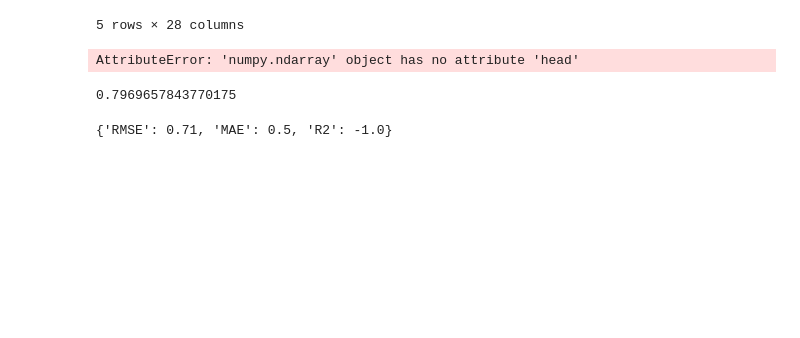
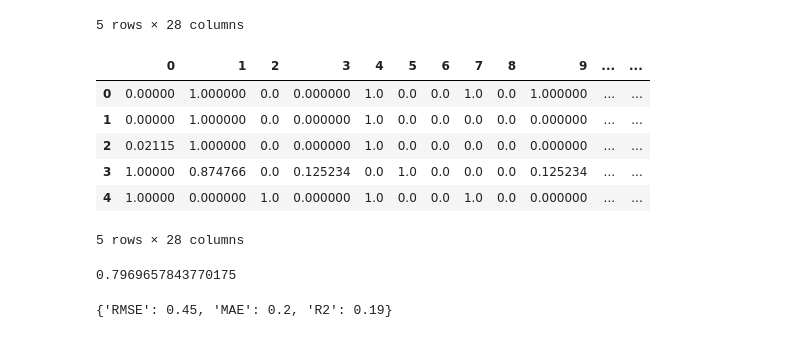
Before and after one commit to Fvargasv/Challenge-Telecom-X-Parte-2, a Jupyter notebook: Telecom_X_parte_2.ipynb, the cells around one changed output. Cells and saved outputs as stored; diff of their text form; code cells hidden in the pictures; blank space fills up the shorter version.

```diff
--- a/Telecom_X_parte_2.ipynb
+++ b/Telecom_X_parte_2.ipynb
@@ -874,0 +879,3 @@ El intervalo de confianza es: [0.7971304174169294,0.8311852385745764]
+# %%
+modelo_rf = RandomForestRegressor(max_depth =10,random_state=5)
+modelo_rf.fit(X_train,y_train) #ajuste de los datos
@@ -946,10 +974,16 @@ X_test.head() #estos datos de prueba NO están normalizados
 5 rows × 28 columns
 # %%
 #Se normalizan los datos de prueba
-X_test_normalizado = normalizacion.transform(X_test)
+X_test_normalizado = pd.DataFrame(normalizacion.transform(X_test))
 X_test_normalizado.head()
 # %% [output]
+|  | 0 | 1 | 2 | 3 | 4 | 5 | 6 | 7 | 8 | 9 | ... | ... |
+| 0 | 0.00000 | 1.000000 | 0.0 | 0.000000 | 1.0 | 0.0 | 0.0 | 1.0 | 0.0 | 1.000000 | ... | ... |
+| 1 | 0.00000 | 1.000000 | 0.0 | 0.000000 | 1.0 | 0.0 | 0.0 | 0.0 | 0.0 | 0.000000 | ... | ... |
+| 2 | 0.02115 | 1.000000 | 0.0 | 0.000000 | 1.0 | 0.0 | 0.0 | 0.0 | 0.0 | 0.000000 | ... | ... |
+| 3 | 1.00000 | 0.874766 | 0.0 | 0.125234 | 0.0 | 1.0 | 0.0 | 0.0 | 0.0 | 0.125234 | ... | ... |
+| 4 | 1.00000 | 0.000000 | 1.0 | 0.000000 | 1.0 | 0.0 | 0.0 | 1.0 | 0.0 | 0.000000 | ... | ... |
-AttributeError: 'numpy.ndarray' object has no attribute 'head'
+5 rows × 28 columns
 # %%
 #Obtenemos el R2 de la predicción
 knn.score(X_test_normalizado, y_test)
@@ -964,4 +996,4 @@ knn.score(X_test_normalizado, y_test)
 resultados_knn = calcular_regresion(y_test,y_pred_knn)
 resultados_knn
 # %% [output]
-{'RMSE': 0.71, 'MAE': 0.5, 'R2': -1.0}
+{'RMSE': 0.45, 'MAE': 0.2, 'R2': 0.19}
```
Also changed, not shown: parts of 10 cells of this notebook.
